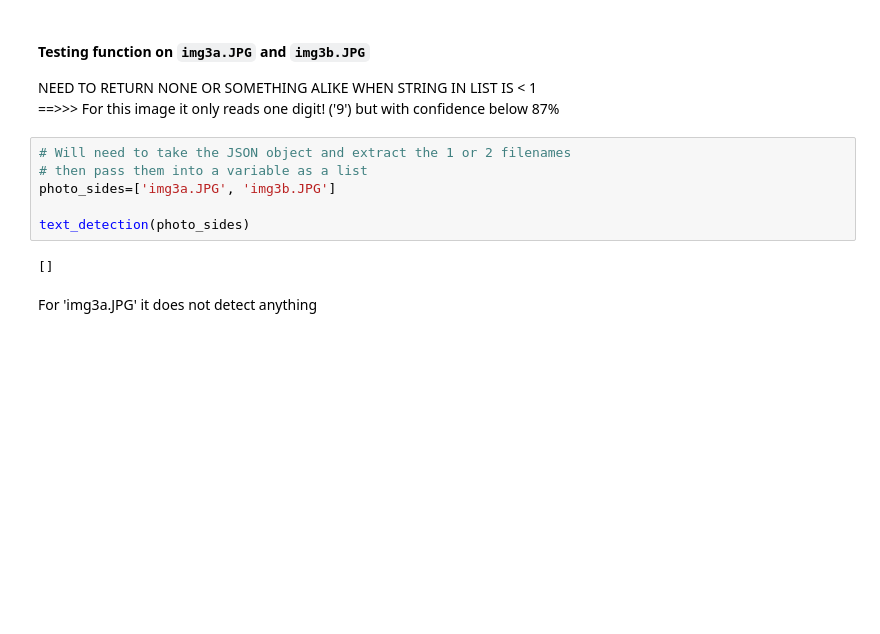
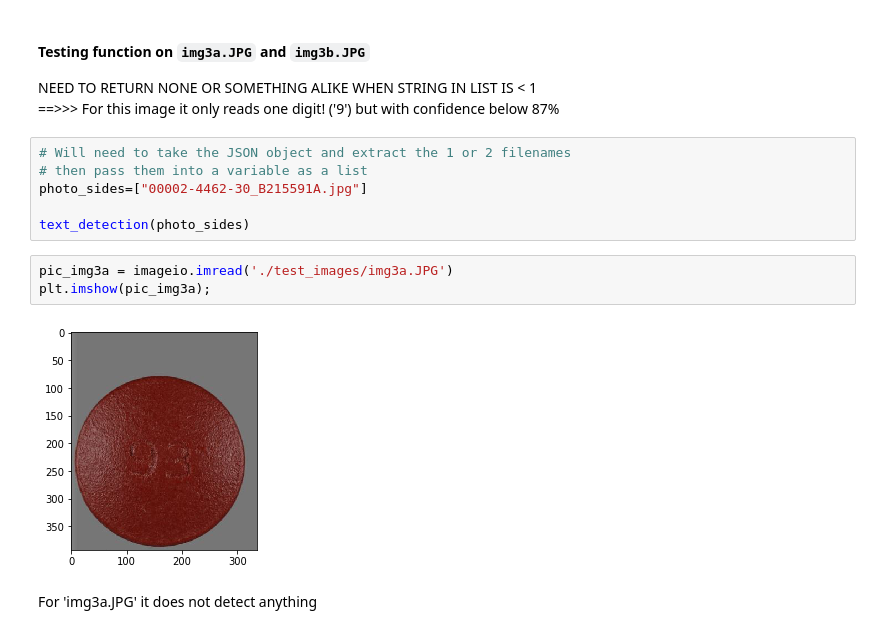
Before and after one commit to labs12-rxid/DS, a Jupyter notebook: text_detection_AWSRekognition.ipynb, the cells around one changed output. Cells and saved outputs as stored; diff of their text form; blank space fills up the shorter version.

```diff
--- a/text_detection_AWSRekognition.ipynb
+++ b/text_detection_AWSRekognition.ipynb
@@ -583,11 +657,14 @@ NEED TO RETURN NONE OR SOMETHING ALIKE WHEN STRING IN LIST IS < 1
 # %%
 # Will need to take the JSON object and extract the 1 or 2 filenames
 # then pass them into a variable as a list
-photo_sides=['img3a.JPG', 'img3b.JPG']
+photo_sides=["00002-4462-30_B215591A.jpg"]
 
 text_detection(photo_sides)
-# %% [output]
-[]
+# %%
+pic_img3a = imageio.imread('./test_images/img3a.JPG')
+plt.imshow(pic_img3a);
+# %% [output]
+[figure, added]
 # %% [markdown]
 For 'img3a.JPG' it does not detect anything
 # %%
```
Also changed, not shown: parts of 31 cells of this notebook.
